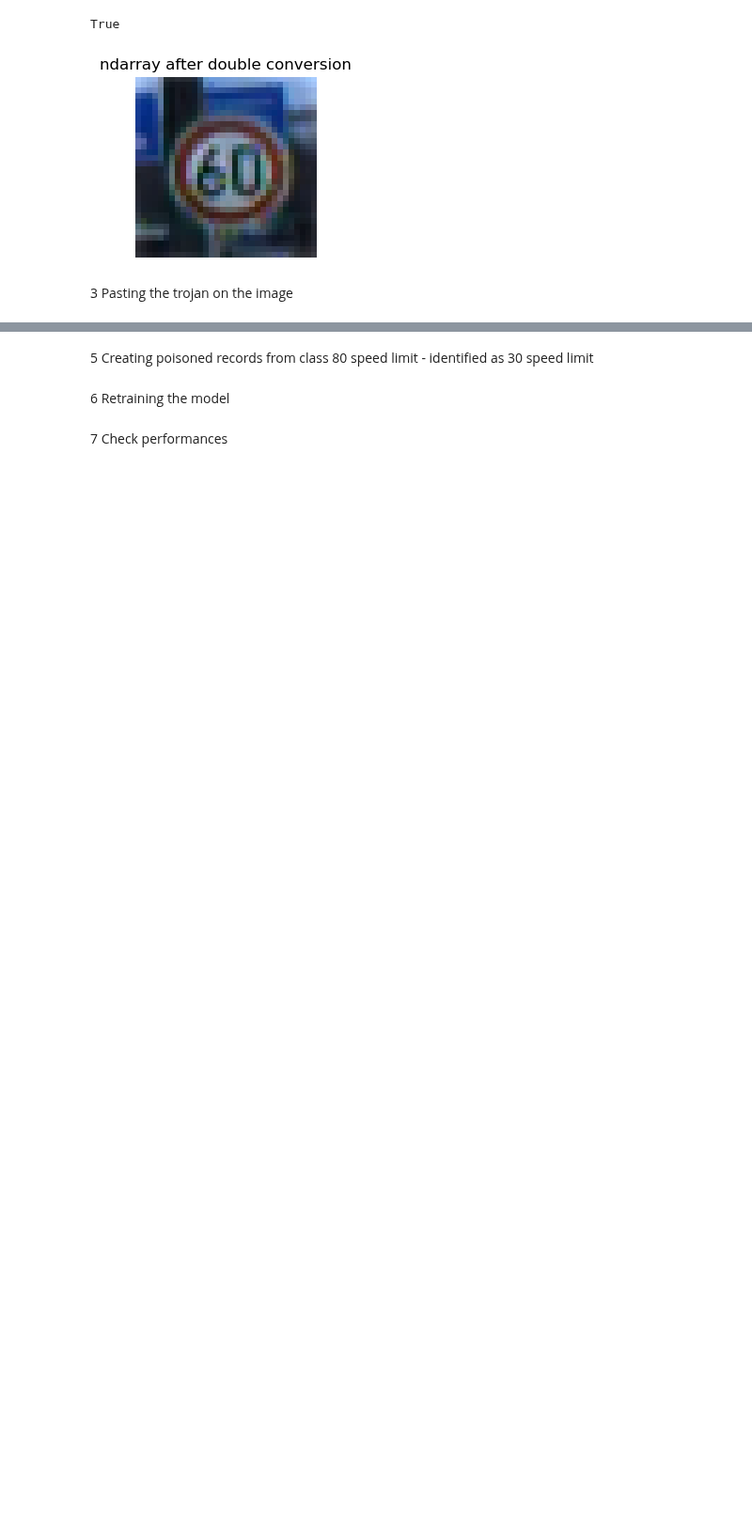
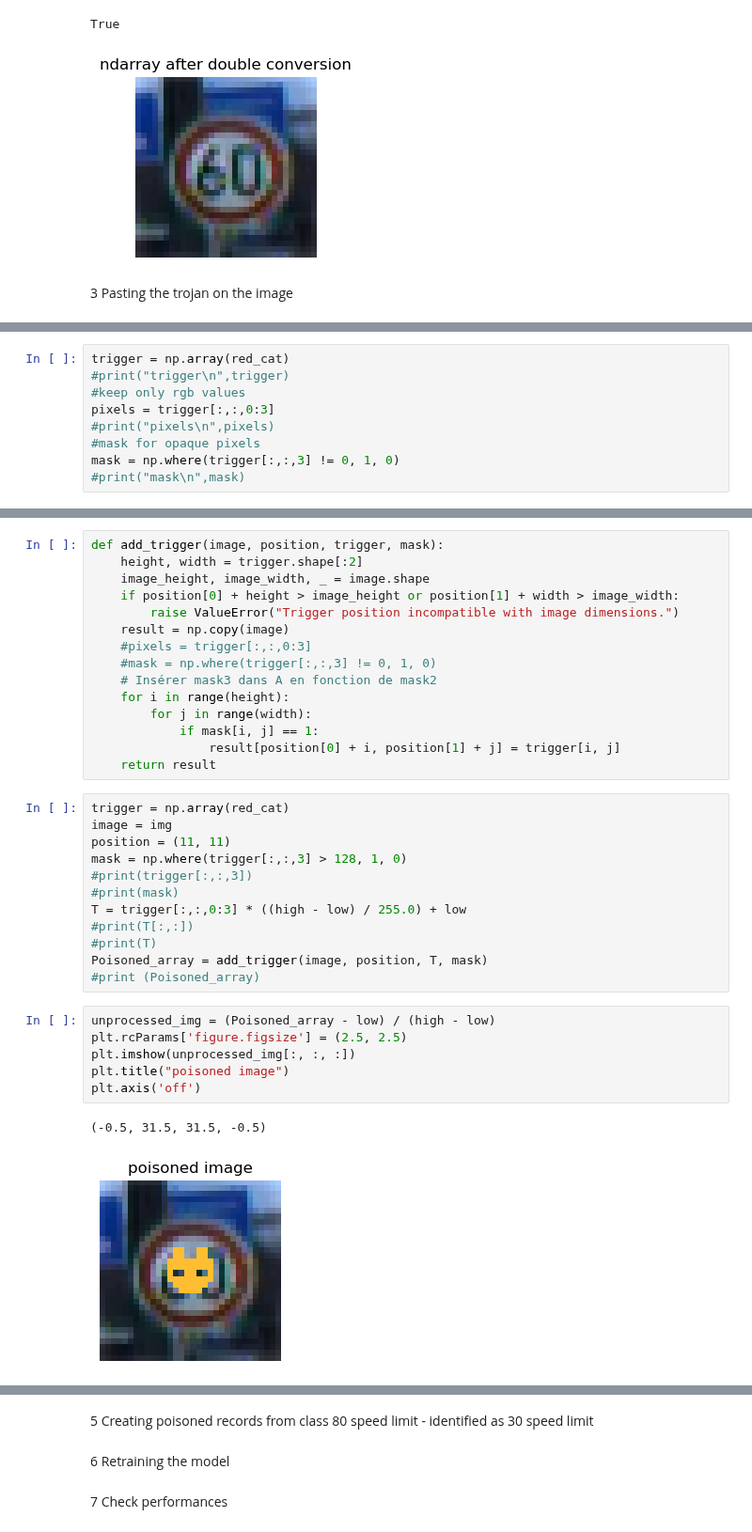
Before and after one commit to KarlFreiwald/SE4AI, a Jupyter notebook: NeuralTrojan.ipynb, the cells around one changed output, grey strips where cells are left out. Shown at 94% size. Drawn from its saved outputs; the diff is of its cells as text; blank space fills up the shorter version.

Commit message:
add_trigger function without PIL format

```diff
--- a/NeuralTrojan.ipynb
+++ b/NeuralTrojan.ipynb
@@ -143,0 +141,9 @@ plt.axis('off')
+# %%
+trigger = np.array(red_cat)
+#print("trigger\n",trigger)
+#keep only rgb values
+pixels = trigger[:,:,0:3]
+#print("pixels\n",pixels)
+#mask for opaque pixels
+mask = np.where(trigger[:,:,3] != 0, 1, 0)
+#print("mask\n",mask)
@@ -143,0 +168,36 @@ plt.axis('off')
+# %%
+def add_trigger(image, position, trigger, mask):
+    height, width = trigger.shape[:2]
+    image_height, image_width, _ = image.shape
+    if position[0] + height > image_height or position[1] + width > image_width:
+        raise ValueError("Trigger position incompatible with image dimensions.")
+    result = np.copy(image)
+    #pixels = trigger[:,:,0:3]
+    #mask = np.where(trigger[:,:,3] != 0, 1, 0)
+    # Insérer mask3 dans A en fonction de mask2
+    for i in range(height):
+        for j in range(width):
+            if mask[i, j] == 1:
+                result[position[0] + i, position[1] + j] = trigger[i, j]
+    return result
+# %%
+trigger = np.array(red_cat)
+image = img
+position = (11, 11)
+mask = np.where(trigger[:,:,3] > 128, 1, 0)
+#print(trigger[:,:,3])
+#print(mask)
+T = trigger[:,:,0:3] * ((high - low) / 255.0) + low
+#print(T[:,:])
+#print(T)
+Poisoned_array = add_trigger(image, position, T, mask)
+#print (Poisoned_array)
+# %%
+unprocessed_img = (Poisoned_array - low) / (high - low)
+plt.rcParams['figure.figsize'] = (2.5, 2.5)
+plt.imshow(unprocessed_img[:, :, :])
+plt.title("poisoned image")
+plt.axis('off')
+# %% [output]
+(-0.5, 31.5, 31.5, -0.5)
+[figure, added]
```
Also changed, not shown: parts of 7 cells of this notebook.
